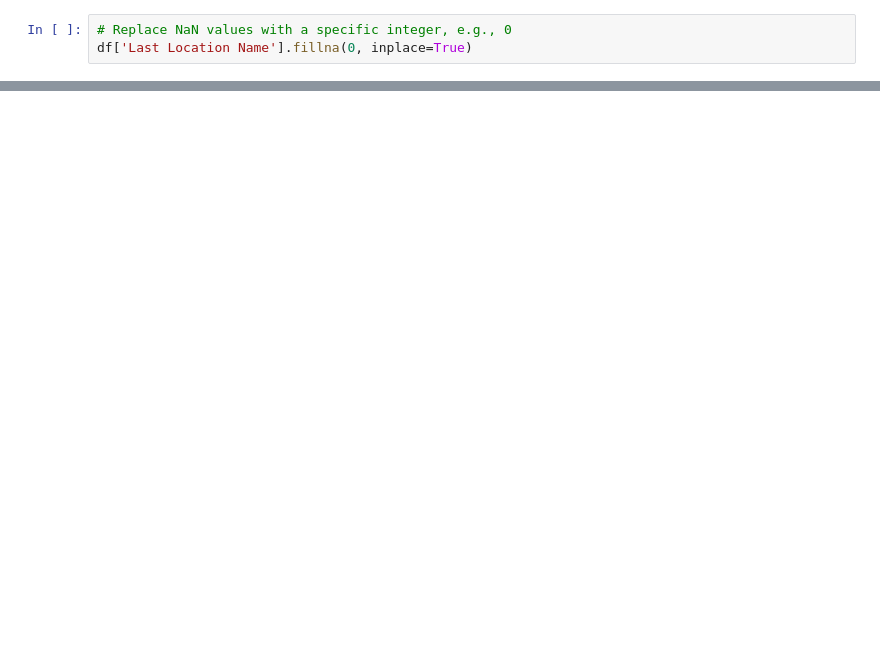
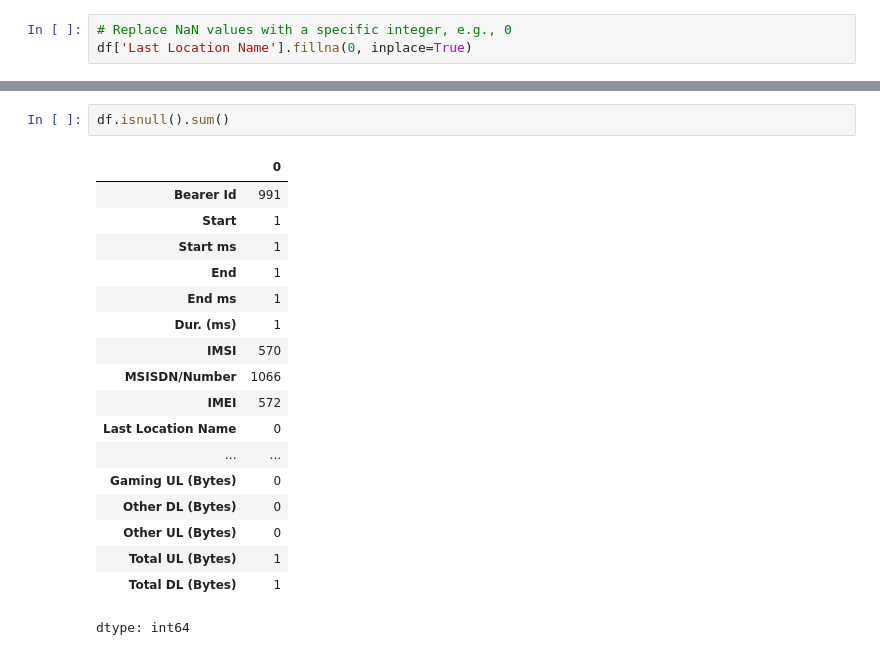
Before and after one commit to santoshdhalwalkar/Telecommunication, a Jupyter notebook: Telecommunication.ipynb, the cells around one changed output, grey strips where cells are left out. Saved outputs shown, nothing was run; the diff lists cells and outputs as text; blank space fills up the shorter version.

```diff
--- a/Telecommunication.ipynb
+++ b/Telecommunication.ipynb
@@ -161,0 +162,21 @@ df.head()
+# %%
+df.isnull().sum()
+# %% [output]
+|  | 0 |
+| Bearer Id | 991 |
+| Start | 1 |
+| Start ms | 1 |
+| End | 1 |
+| End ms | 1 |
+| Dur. (ms) | 1 |
+| IMSI | 570 |
+| MSISDN/Number | 1066 |
+| IMEI | 572 |
+| Last Location Name | 0 |
+| ... | ... |
+| Gaming UL (Bytes) | 0 |
+| Other DL (Bytes) | 0 |
+| Other UL (Bytes) | 0 |
+| Total UL (Bytes) | 1 |
+| Total DL (Bytes) | 1 |
+dtype: int64
```
Also changed, not shown: parts of 7 cells of this notebook.
